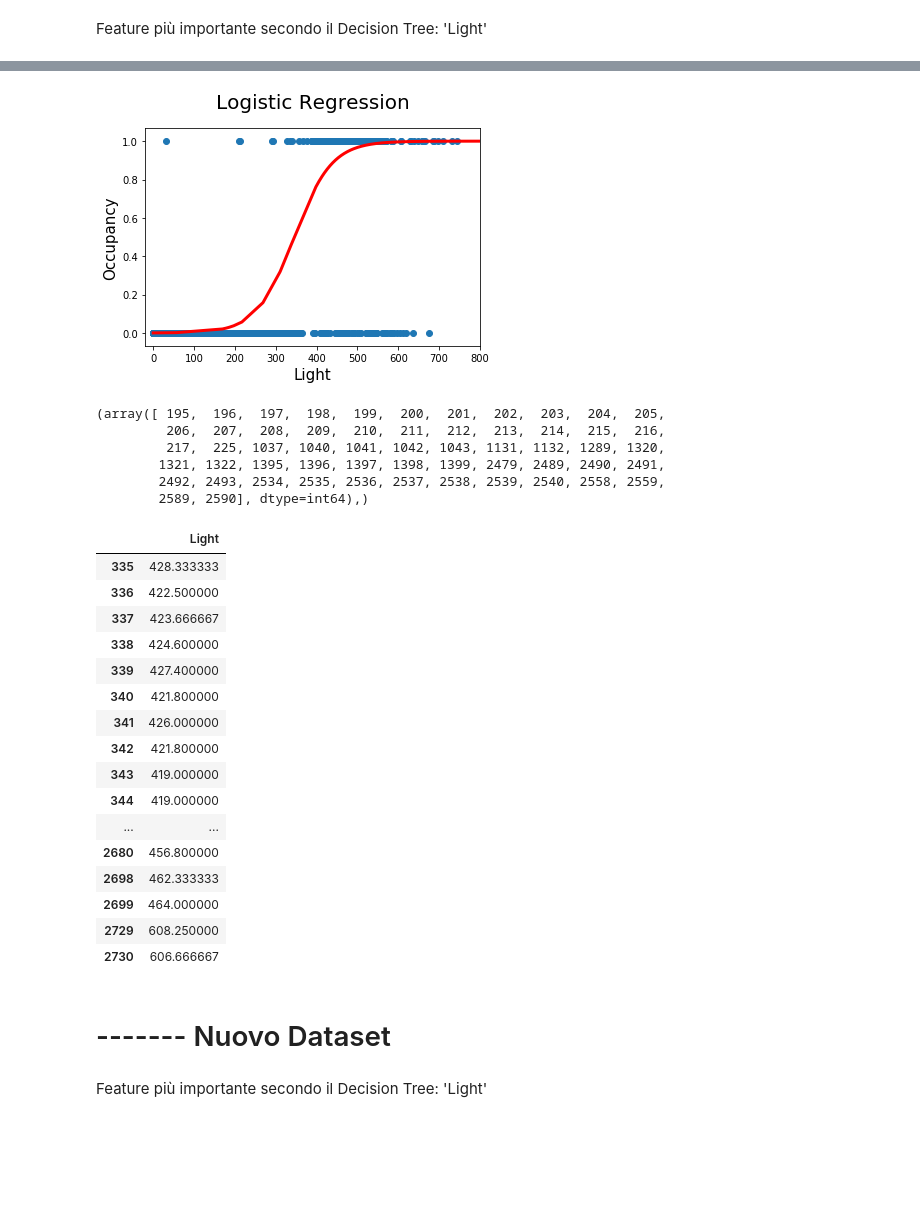
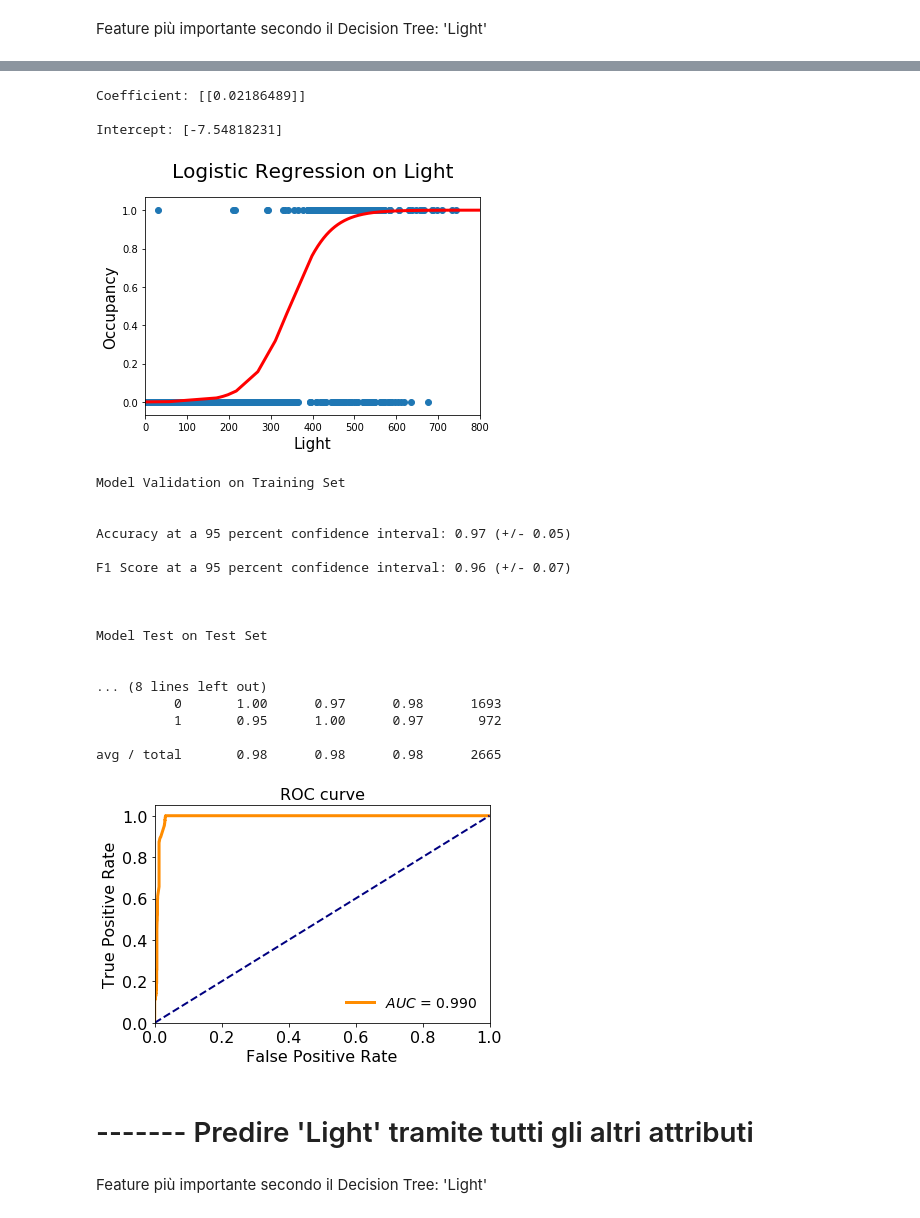
Before and after one commit to lorenzoFerri95/DataMining_Advanced, a Jupyter notebook: Task 1/classification_regression.ipynb, the cells around one changed output, grey strips where cells are left out. Saved outputs shown, nothing was run; the diff lists cells and outputs as text; code cells hidden in the pictures; blank space fills up the shorter version.

```diff
--- a/Task 1/classification_regression.ipynb
+++ b/Task 1/classification_regression.ipynb
@@ -373,51 +317,30 @@ avg / total       0.98      0.98      0.98      2665
-# %%
-from scipy.special import expit
-
-loss = expit(sorted(new_X_test.values) * clf.coef_ + clf.intercept_).ravel()
-plt.plot(sorted(new_X_test.values), loss, color='red', linewidth=3)
-plt.scatter(new_X_train.values, y_train.values)
-plt.axis(xmin=-20, xmax=800)
-
-plt.xlabel(selected_columns[0], fontsize=15)
-plt.ylabel('Occupancy', fontsize=15)
-plt.title('Logistic Regression', fontsize=20, pad=20)
-plt.tick_params(axis='both', which='major', labelsize=10)
-plt.show()
-# %% [output]
-[figure, removed]
-# %%
-y_test = np.asarray(y_test)
-misclassified = np.where(y_test != clf.predict(new_X_test))
-misclassified
-# %% [output]
-(array([ 195,  196,  197,  198,  199,  200,  201,  202,  203,  204,  205,
-         206,  207,  208,  209,  210,  211,  212,  213,  214,  215,  216,
-         217,  225, 1037, 1040, 1041, 1042, 1043, 1131, 1132, 1289, 1320,
-        1321, 1322, 1395, 1396, 1397, 1398, 1399, 2479, 2489, 2490, 2491,
-        2492, 2493, 2534, 2535, 2536, 2537, 2538, 2539, 2540, 2558, 2559,
-        2589, 2590], dtype=int64),)
-# %%
-new_X_test.iloc[misclassified]
-# %% [output]
-|  | Light |
-| 335 | 428.333333 |
-| 336 | 422.500000 |
-| 337 | 423.666667 |
-| 338 | 424.600000 |
-| 339 | 427.400000 |
-| 340 | 421.800000 |
-| 341 | 426.000000 |
-| 342 | 421.800000 |
-| 343 | 419.000000 |
-| 344 | 419.000000 |
-| ... | ... |
-| 2680 | 456.800000 |
-| 2698 | 462.333333 |
-| 2699 | 464.000000 |
-| 2729 | 608.250000 |
-| 2730 | 606.666667 |
-# %% [markdown]
-# -------  Nuovo Dataset
+# %%
+modeling.oneDim_logisticReg(X_train, X_test, y_train, y_test, selected_col='Light', selected_col_max=800, outClass='Occupancy')
+# %% [output]
+Coefficient: [[0.02186489]]
+
+Intercept: [-7.54818231]
+[figure, added]
+Model Validation on Training Set
+
+
+Accuracy at a 95 percent confidence interval: 0.97 (+/- 0.05)
+
+F1 Score at a 95 percent confidence interval: 0.96 (+/- 0.07)
+
+
+
+Model Test on Test Set
+
+
+... (8 lines left out)
+          0       1.00      0.97      0.98      1693
+          1       0.95      1.00      0.97       972
+
+avg / total       0.98      0.98      0.98      2665
+[figure, added]
+# %% [markdown]
+# -------  Predire 'Light' tramite tutti gli altri attributi
 # %% [markdown]
 Feature più importante secondo il Decision Tree:  'Light'
 # %%
```
Also changed, not shown: parts of 37 cells of this notebook, 4 other files.
